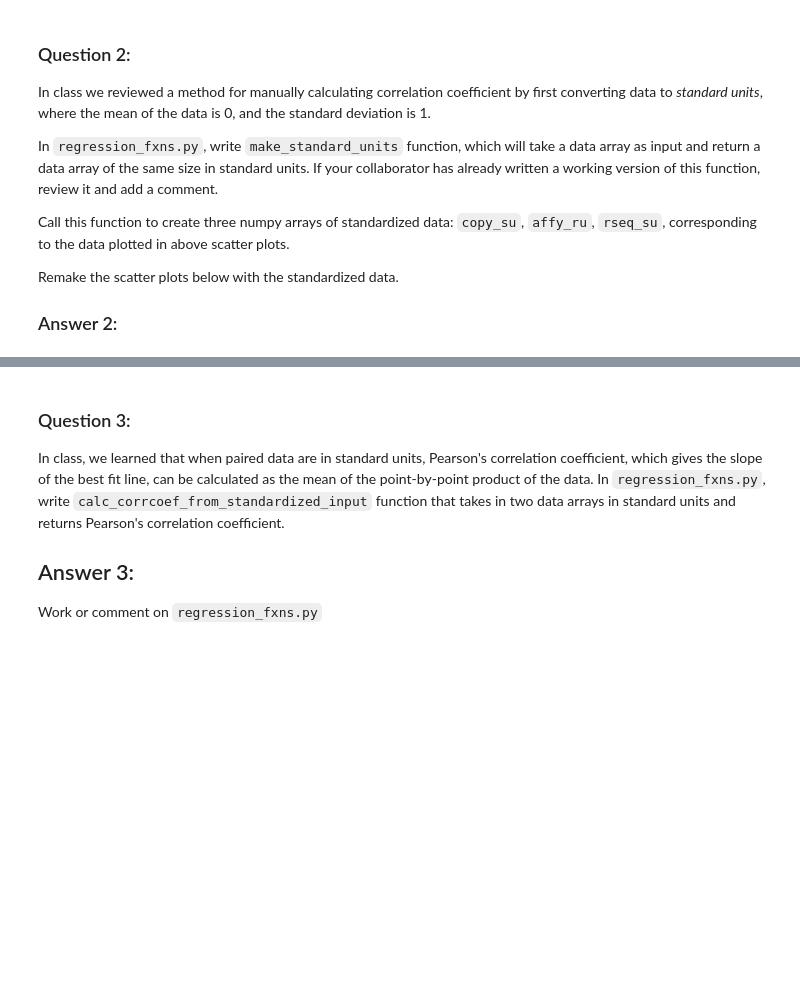
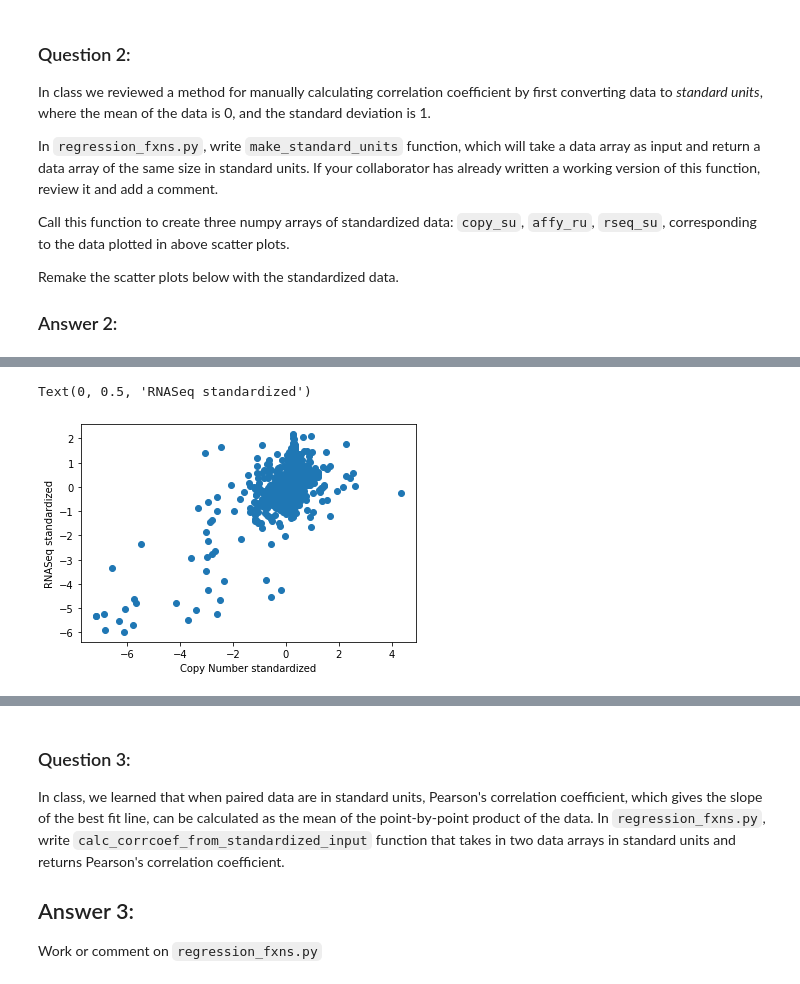
Before and after one commit to skylerhar1/Hw8-Skyler-riely-michael, a Jupyter notebook: hw08_har.ipynb, the cells around one changed output, grey strips where cells are left out. Drawn from its saved outputs; the diff is of its cells as text; code cells hidden in the pictures; blank space fills up the shorter version.

```diff
--- a/hw08_har.ipynb
+++ b/hw08_har.ipynb
@@ -85,0 +96,7 @@ Remake the scatter plots below with the standardized data.
+# %%
+plt.scatter(copy_su,rseq_su)
+plt.xlabel("Copy Number standardized")
+plt.ylabel("RNASeq standardized")
+# %% [output]
+Text(0, 0.5, 'RNASeq standardized')
+[figure, added]
```
Also changed, not shown: parts of 5 cells of this notebook, 1 other file.
